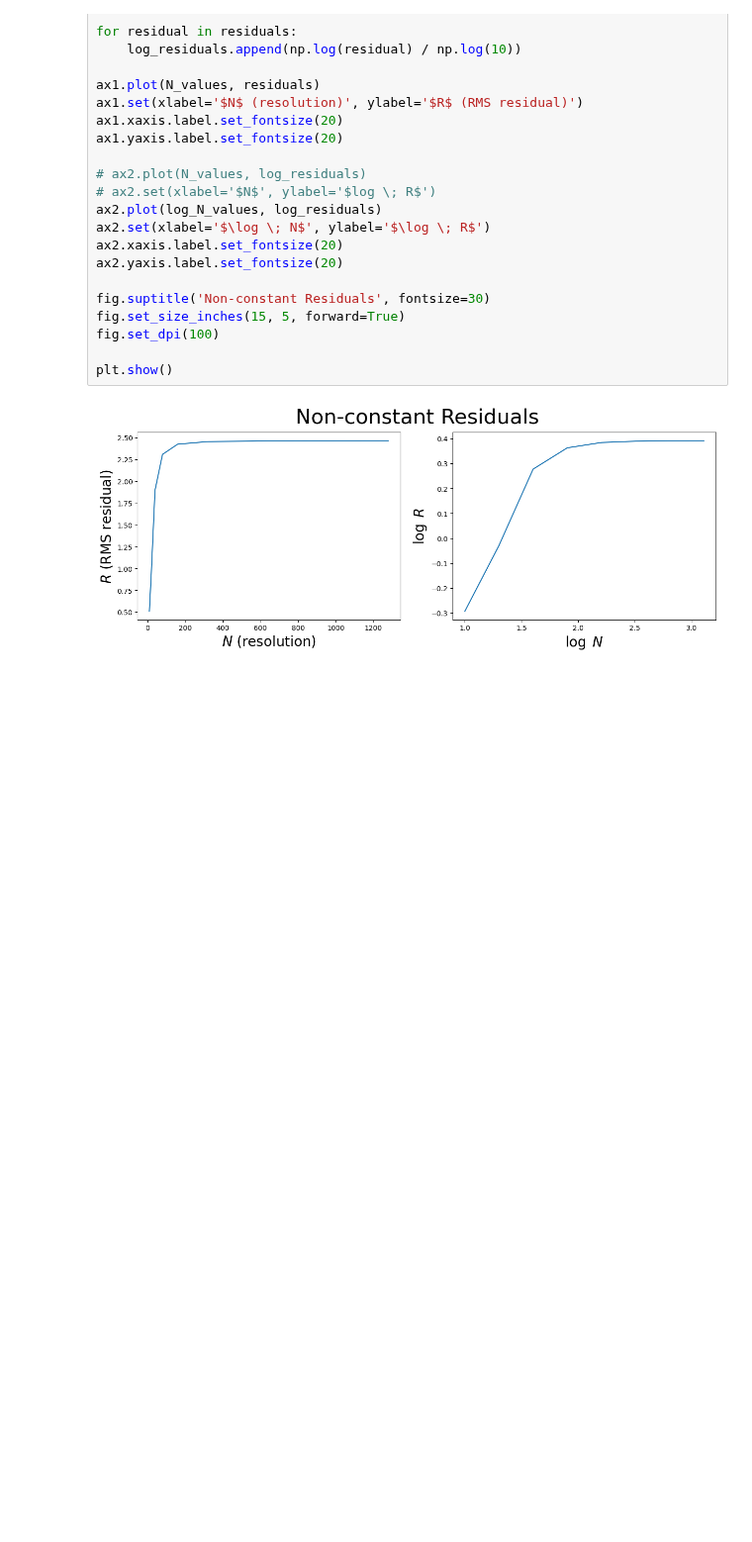
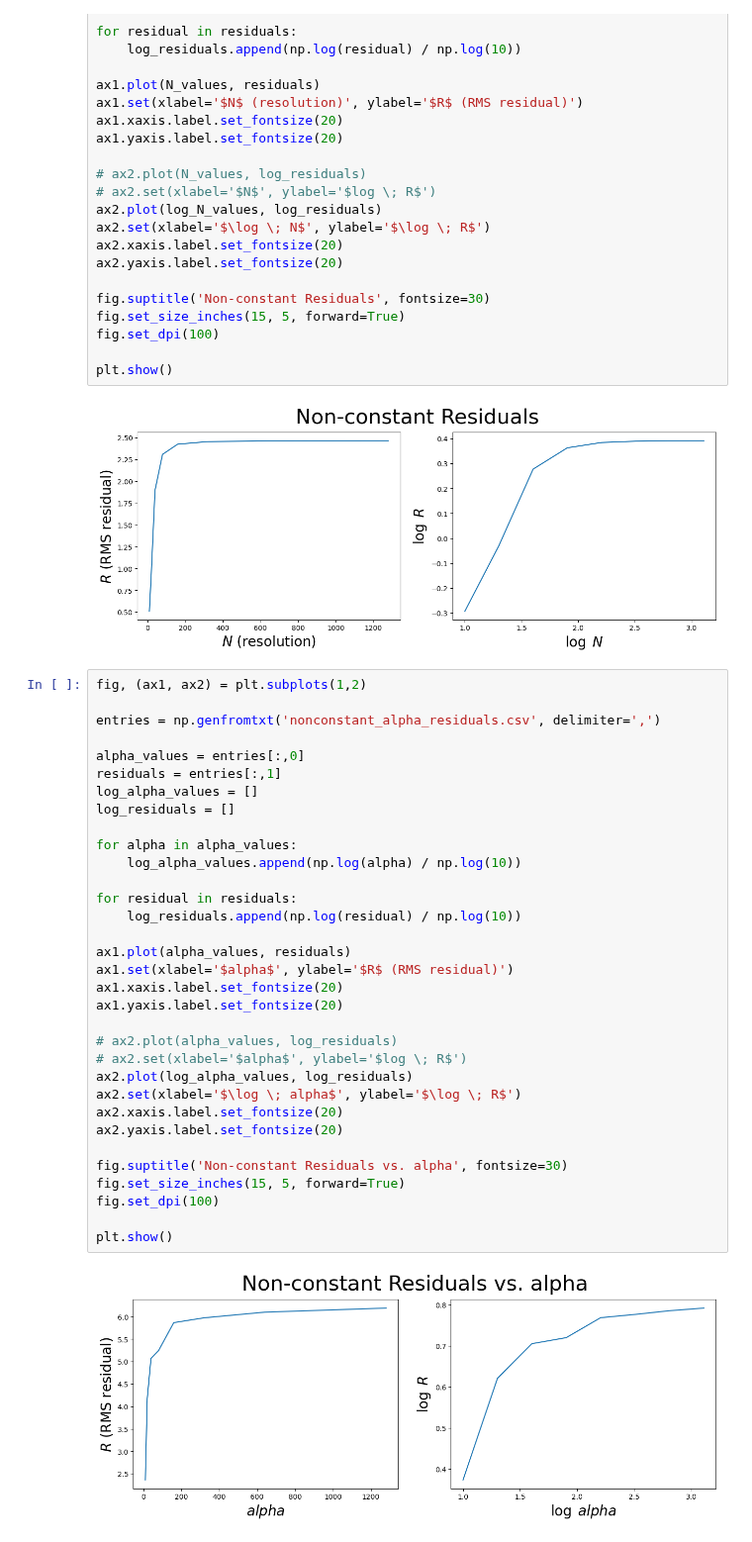
Before and after one commit to iago-mendes/eucled, a Jupyter notebook: src/exercises/05-commutators-rotated/assets/plots.ipynb, the cells around one changed output. Shown at 99% size. Saved outputs shown, nothing was run; the diff lists cells and outputs as text; blank space fills up the shorter version.

Commit message:
Analyze effect of changing alpha in exercise 5.

```diff
--- a/src/exercises/05-commutators-rotated/assets/plots.ipynb
+++ b/src/exercises/05-commutators-rotated/assets/plots.ipynb
@@ -75,3 +75,38 @@ fig.set_dpi(100)
 plt.show()
 # %% [output]
 [figure]
+# %%
+fig, (ax1, ax2) = plt.subplots(1,2)
+
+entries = np.genfromtxt('nonconstant_alpha_residuals.csv', delimiter=',')
+
+alpha_values = entries[:,0]
+residuals = entries[:,1]
+log_alpha_values = []
+log_residuals = []
+
+for alpha in alpha_values:
+	log_alpha_values.append(np.log(alpha) / np.log(10))
+
+for residual in residuals:
+	log_residuals.append(np.log(residual) / np.log(10))
+
+ax1.plot(alpha_values, residuals)
+ax1.set(xlabel='$alpha$', ylabel='$R$ (RMS residual)')
+ax1.xaxis.label.set_fontsize(20)
+ax1.yaxis.label.set_fontsize(20)
+
+# ax2.plot(alpha_values, log_residuals)
+# ax2.set(xlabel='$alpha$', ylabel='$log \; R$')
+ax2.plot(log_alpha_values, log_residuals)
+ax2.set(xlabel='$\log \; alpha$', ylabel='$\log \; R$')
+ax2.xaxis.label.set_fontsize(20)
+ax2.yaxis.label.set_fontsize(20)
+
+fig.suptitle('Non-constant Residuals vs. alpha', fontsize=30)
+fig.set_size_inches(15, 5, forward=True)
+fig.set_dpi(100)
+
+plt.show()
+# %% [output]
+[figure, added]
```
Also changed, not shown: 2 other files.
